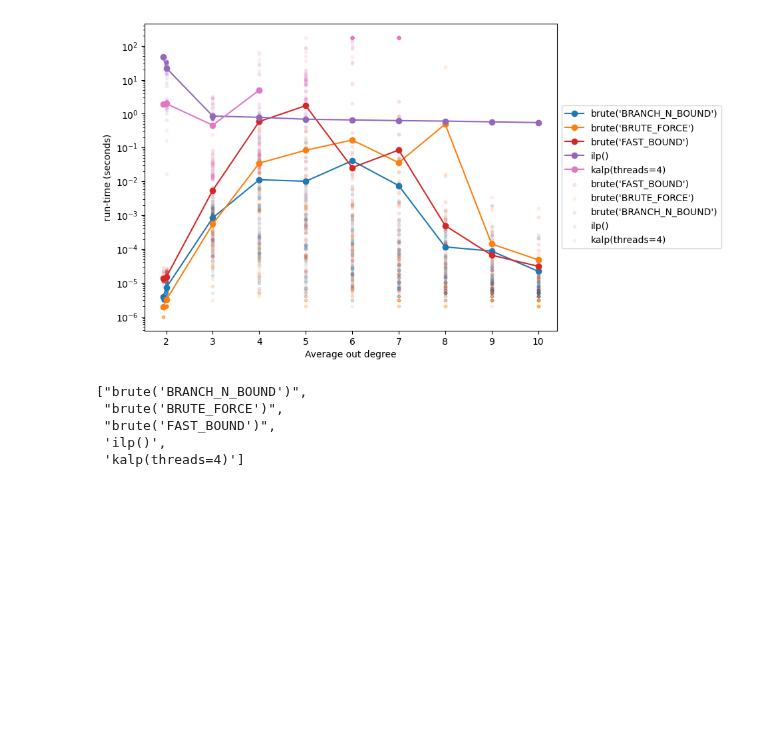
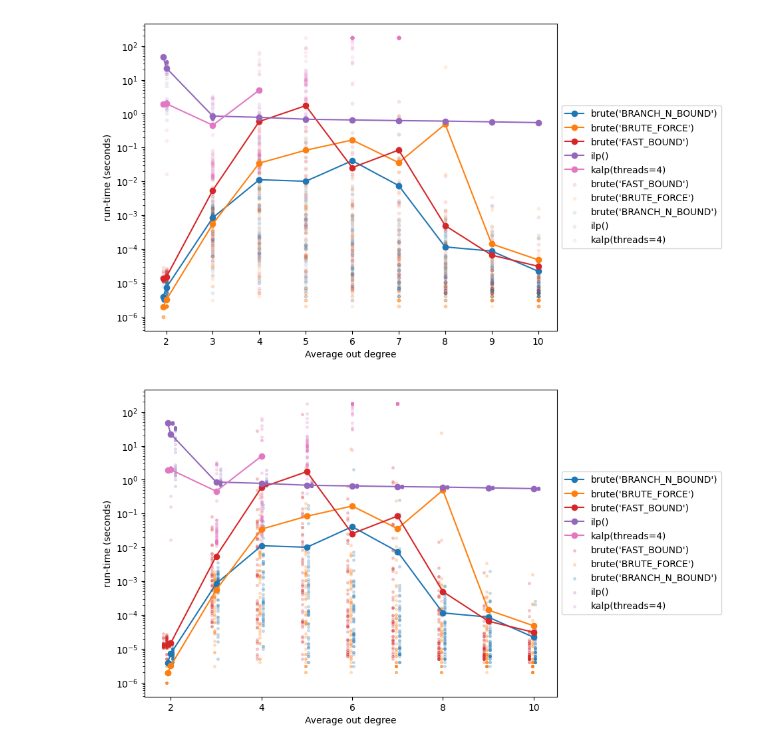
Before and after one commit to blinkybool/LongestPath, a Jupyter notebook: notebooks/benchmarking_hamiltonians.ipynb, the cells around one changed output. Drawn from its saved outputs; the diff is of its cells as text; code cells hidden in the pictures; blank space fills up the shorter version.

```diff
--- a/notebooks/benchmarking_hamiltonians.ipynb
+++ b/notebooks/benchmarking_hamiltonians.ipynb
@@ -212,14 +211,41 @@ plt.gcf().set_size_inches(8, 6)
 plt.savefig(os.path.join(benchmark.benchmark_path, "plot.png"), dpi=400, bbox_inches='tight')
 # %% [output]
 [figure]
-# %%
-list(to_plot.columns.droplevel())[0:5]
-# %% [output]
-["brute('BRANCH_N_BOUND')",
- "brute('BRUTE_FORCE')",
- "brute('FAST_BOUND')",
- 'ilp()',
- 'kalp(threads=4)']
+# %%
+view = df[['average_out_degree', 'solver_name','length', 'run_time']]
+
+fig, ax = plt.subplots()
+
+to_plot.plot(
+    style="o-",
+    x="average_out_degree",
+    y="run_time_mean",
+    color=color_assignment,
+    ax=ax
+)
+
+offsets = list(np.linspace(-0.1,0.1,4)) + [0]
+
+for offset, solver_name in zip(offsets, benchmark.solver_names()):
+    solver_df = df[df["solver_name"] == solver_name]  # Select rows where run-time is not null
+    plt.scatter(
+        solver_df['average_out_degree'] + offset,
+        solver_df['run_time'],
+        label=solver_name,
+        alpha=0.2,
+        s=7,
+        color=color_assignment[solver_name]
+    )
+
+plt.yscale('log')
+plt.ylabel("run-time (seconds)")
+plt.xlabel("Average out degree")
+plt.legend(loc='center left', bbox_to_anchor=(1, 0.5))
+
+plt.gcf().set_size_inches(8, 6)
+plt.savefig(os.path.join(benchmark.benchmark_path, "plot.png"), dpi=400, bbox_inches='tight')
+# %% [output]
+[figure, added]
 # %%
 fig, ax = plt.subplots()
 
```
Also changed, not shown: parts of 5 cells of this notebook, 3 other files.
